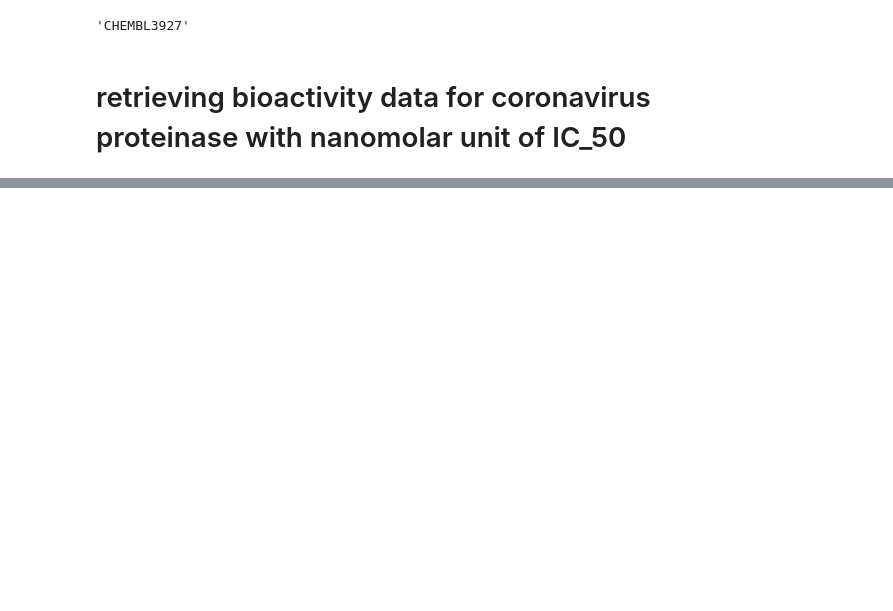
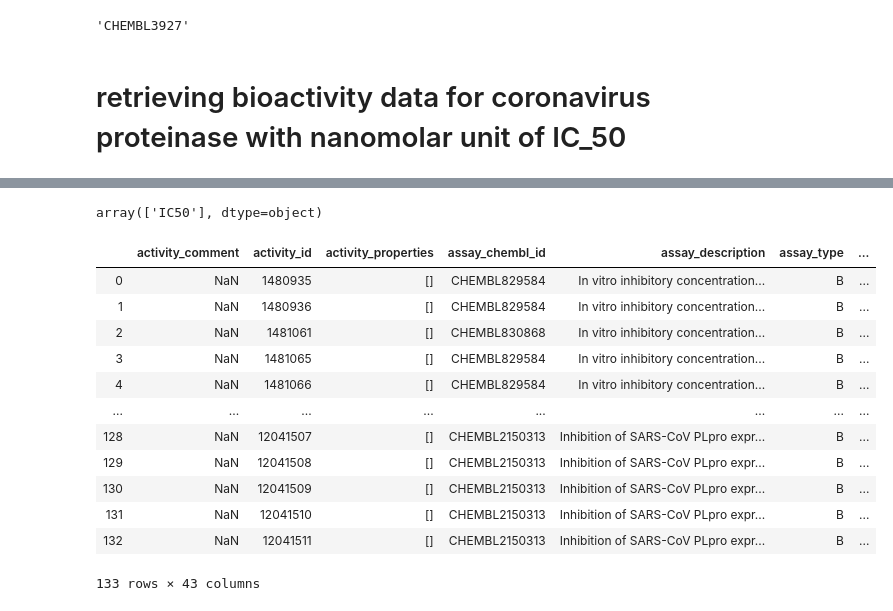
Before and after one commit to virginiah894/Bioinformatics_Practice_Drug., a Jupyter notebook: Drugdisc.ipynb, the cells around one changed output, grey strips where cells are left out. Saved outputs shown, nothing was run; the diff lists cells and outputs as text; code cells hidden in the pictures; blank space fills up the shorter version.

Commit message:
works on downloading data and filtering

```diff
--- a/Drugdisc.ipynb
+++ b/Drugdisc.ipynb
@@ -54,0 +62,4 @@ print('Hello')
+# %%
+df.standard_type.unique()
+# %% [output]
+array(['IC50'], dtype=object)
@@ -54,0 +70,16 @@ print('Hello')
+# %%
+pd.read_csv('bioactivity_data.csv')
+# %% [output]
+|  | activity_comment | activity_id | activity_properties | assay_chembl_id | assay_description | assay_type | ... |
+| 0 | NaN | 1480935 | [] | CHEMBL829584 | In vitro inhibitory concentration... | B | ... |
+| 1 | NaN | 1480936 | [] | CHEMBL829584 | In vitro inhibitory concentration... | B | ... |
+| 2 | NaN | 1481061 | [] | CHEMBL830868 | In vitro inhibitory concentration... | B | ... |
+| 3 | NaN | 1481065 | [] | CHEMBL829584 | In vitro inhibitory concentration... | B | ... |
+| 4 | NaN | 1481066 | [] | CHEMBL829584 | In vitro inhibitory concentration... | B | ... |
+| ... | ... | ... | ... | ... | ... | ... | ... |
+| 128 | NaN | 12041507 | [] | CHEMBL2150313 | Inhibition of SARS-CoV PLpro expr... | B | ... |
+| 129 | NaN | 12041508 | [] | CHEMBL2150313 | Inhibition of SARS-CoV PLpro expr... | B | ... |
+| 130 | NaN | 12041509 | [] | CHEMBL2150313 | Inhibition of SARS-CoV PLpro expr... | B | ... |
+| 131 | NaN | 12041510 | [] | CHEMBL2150313 | Inhibition of SARS-CoV PLpro expr... | B | ... |
+| 132 | NaN | 12041511 | [] | CHEMBL2150313 | Inhibition of SARS-CoV PLpro expr... | B | ... |
+133 rows × 43 columns
```
Also changed, not shown: parts of 10 cells of this notebook, 2 other files.
